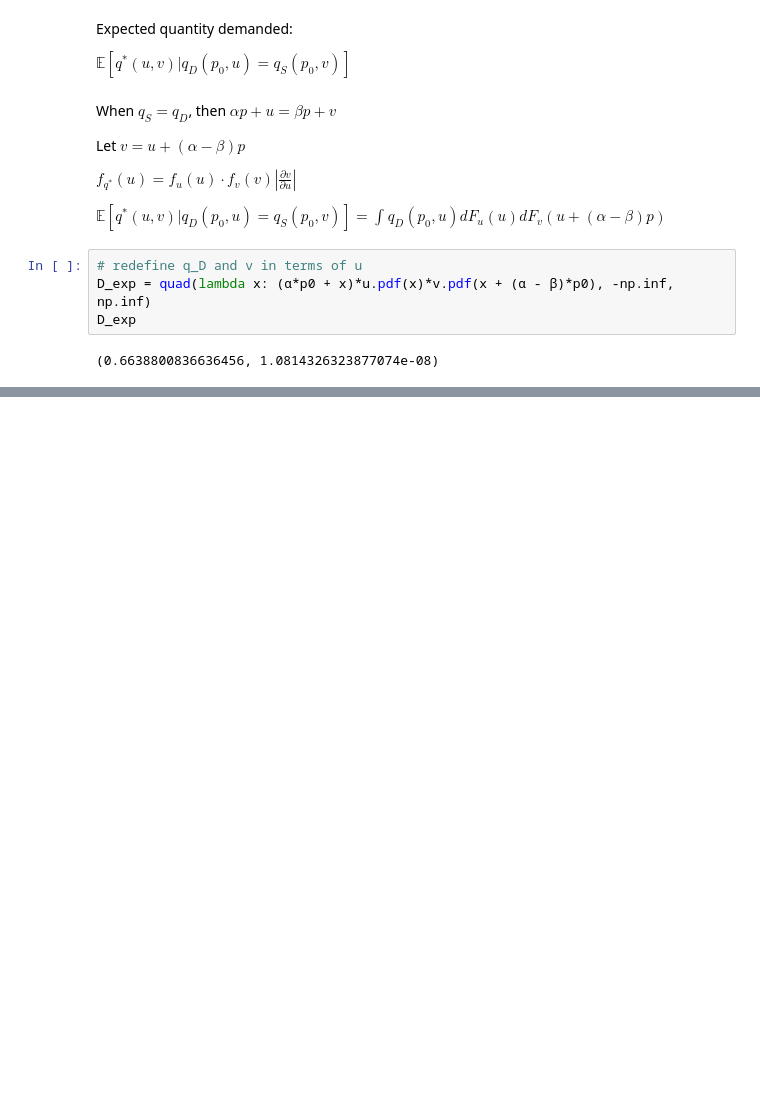
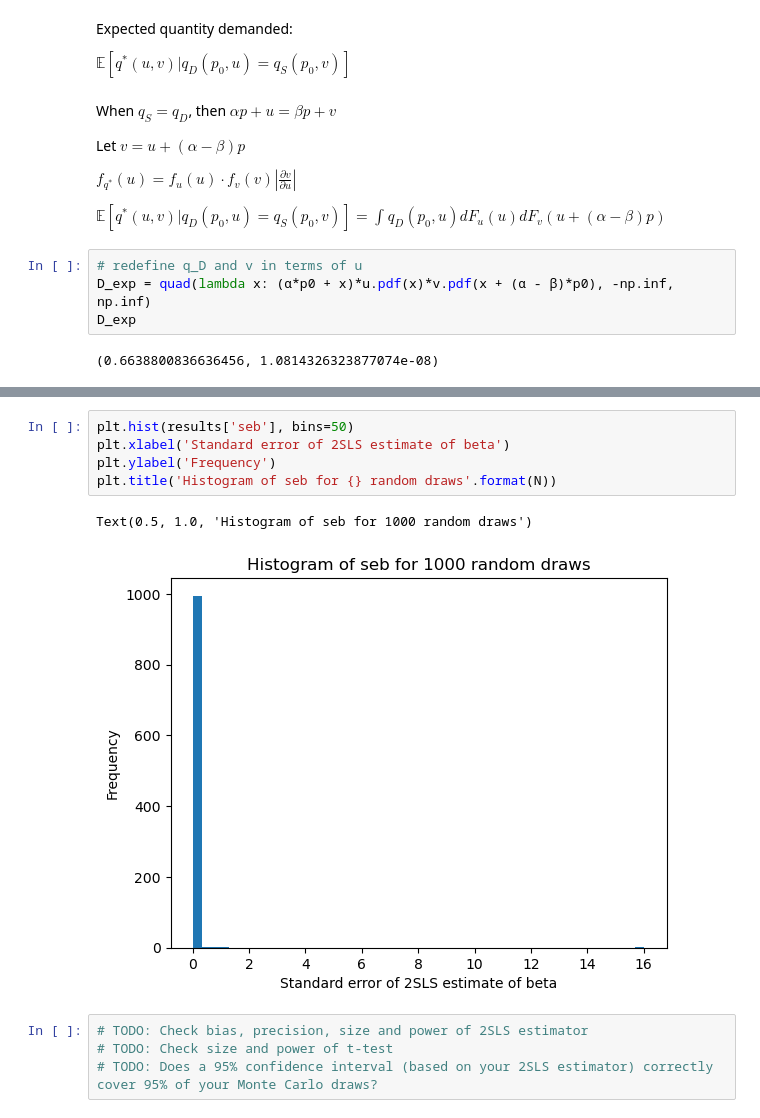
Before and after one commit to eleanor-adachi/ARE212_Materials, a Jupyter notebook: Assignments/assignment2/assignment2_ea.ipynb, the cells around one changed output, grey strips where cells are left out. Cells and saved outputs as stored; diff of their text form; blank space fills up the shorter version.

```diff
--- a/Assignments/assignment2/assignment2_ea.ipynb
+++ b/Assignments/assignment2/assignment2_ea.ipynb
@@ -224,0 +394,12 @@ Note that we’ve assumed that $x$ is a scalar random variable, and that $Z$ is
+# %%
+plt.hist(results['seb'], bins=50)
+plt.xlabel('Standard error of 2SLS estimate of beta')
+plt.ylabel('Frequency')
+plt.title('Histogram of seb for {} random draws'.format(N))
+# %% [output]
+Text(0.5, 1.0, 'Histogram of seb for 1000 random draws')
+[figure, added]
+# %%
+# TODO: Check bias, precision, size and power of 2SLS estimator
+# TODO: Check size and power of t-test
+# TODO: Does a 95% confidence interval (based on your 2SLS estimator) correctly cover 95% of your Monte Carlo draws?
```
Also changed, not shown: parts of 17 cells of this notebook.
